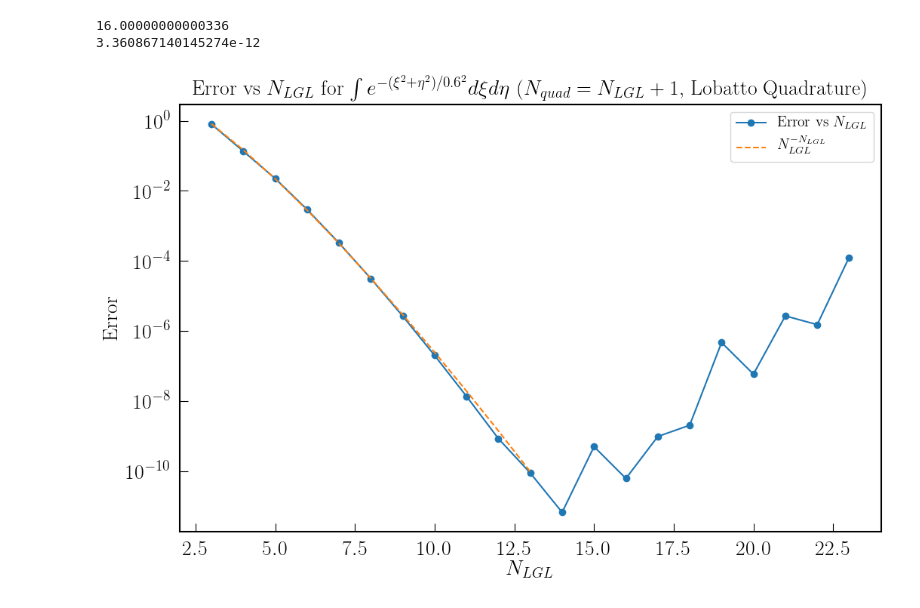
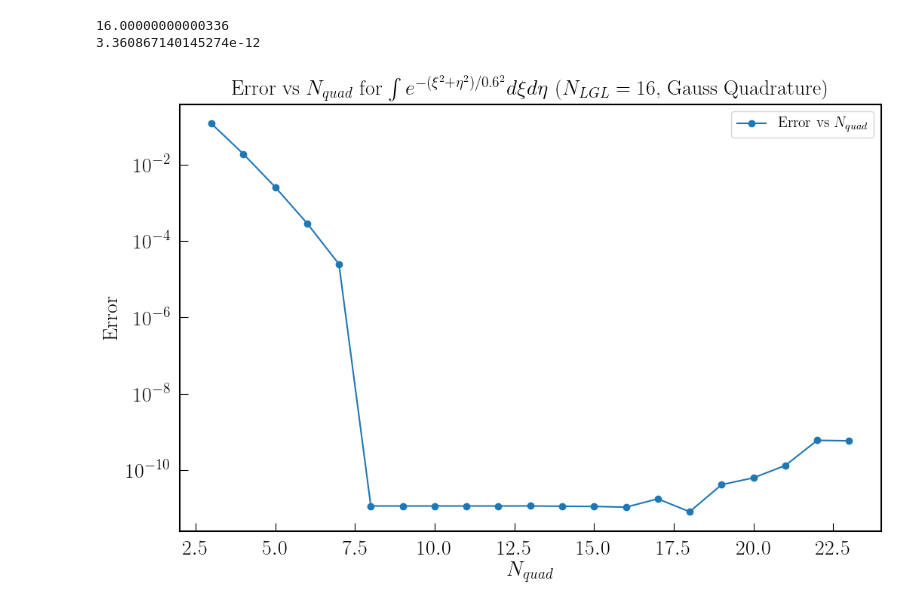
Before and after one commit to QuazarTech/DG_Maxwell, a Jupyter notebook: examples/integrate2d_using_poly2d_convergence_test.ipynb, the cells around one changed output. Cells and saved outputs as stored; diff of their text form; code cells hidden in the pictures.

```diff
--- a/examples/integrate2d_using_poly2d_convergence_test.ipynb
+++ b/examples/integrate2d_using_poly2d_convergence_test.ipynb
@@ -96,9 +96,9 @@ function_interpol = w2d.lag_interpolation_2d(function_ij, N_LGL)
 error = []
 ref_integral = 1.08968731296967
 
-for n_quad in np.arange(5, 24):
+for n_quad in np.arange(3, 24):
     n_quad = int(n_quad)
-    integral = utils.integrate_2d_multivar_poly(function_interpol, N_quad = n_quad, scheme = 'lobatto')
+    integral = utils.integrate_2d_multivar_poly(function_interpol, N_quad = n_quad, scheme = 'gauss')
     error.append(abs(integral - ref_integral))
 
 error = np.array(error)
@@ -146,9 +146,11 @@ print(abs(integral - ref_integral))
 16.00000000000336
 3.360867140145274e-12
 # %%
+ref_integral = 1.08968731296967
 error = []
-for N_LGL in np.arange(3, 24):
-    N_LGL = int(N_LGL)
+
+for n_quad in np.arange(3, 24):
+    N_LGL = 16
     xi_LGL  = lagrange.LGL_points(N_LGL)
     eta_LGL = lagrange.LGL_points(N_LGL)
     Xi, Eta = utils.af_meshgrid(xi_LGL, eta_LGL)
@@ -178,21 +180,21 @@ for N_LGL in np.arange(3, 24):
     function_ij = function(Xi, Eta)
     function_interpol = w2d.lag_interpolation_2d(function_ij, N_LGL)
 
-    integral = utils.integrate_2d_multivar_poly(function_interpol, N_quad = N_LGL + 1, scheme = 'lobatto')
+    integral = utils.integrate_2d_multivar_poly(function_interpol, N_quad = n_quad, scheme = 'gauss')
     error.append(abs(integral - ref_integral))
 
 error = np.array(error)
 # %%
-N_LGL = np.arange(3, 24, dtype = np.float64)
-plt.title(r'Error vs $N_{LGL}$ for $\int e^{-(\xi^2 + \eta^2) / 0.6^2} d\xi d\eta$ ($N_{quad} = N_{LGL} + 1$, Lobatto Quadrature)')
-plt.xlabel(r'$N_{LGL}$')
+N_quad = np.arange(3, 24, dtype = np.float64)
+plt.title(r'Error vs $N_{quad}$ for $\int e^{-(\xi^2 + \eta^2) / 0.6^2} d\xi d\eta$ ($N_{LGL} = 16$, Gauss Quadrature)')
+plt.xlabel(r'$N_{quad}$')
 plt.ylabel(r'Error')
-plt.semilogy(N_LGL, error, 'o-', label = r'Error vs $N_{LGL}$')
-plt.semilogy(N_LGL[:11], 10 * (N_LGL[:11])**(-N_LGL[:11] * 0.76), '--', label = r'$N_{LGL}^{-N_{LGL}}$')
+plt.semilogy(N_quad, error, 'o-', label = r'Error vs $N_{quad}$')
+# plt.semilogy(N_LGL[:11], 10 * (N_LGL[:11])**(-N_LGL[:11] * 0.76), '--', label = r'$N_{LGL}^{-N_{LGL}}$')
 # plt.axes().set_aspect('equal')
 plt.legend(prop={'size': 14})
 # plt.ylim(np.min(error), np.max(error) + 0.1)
 plt.savefig('integrate_2d.png')
 plt.show()
 # %% [output]
-[figure, old version]
+[figure, new version]
```
Also changed, not shown: parts of 1 cell of this notebook, 2 other files.
